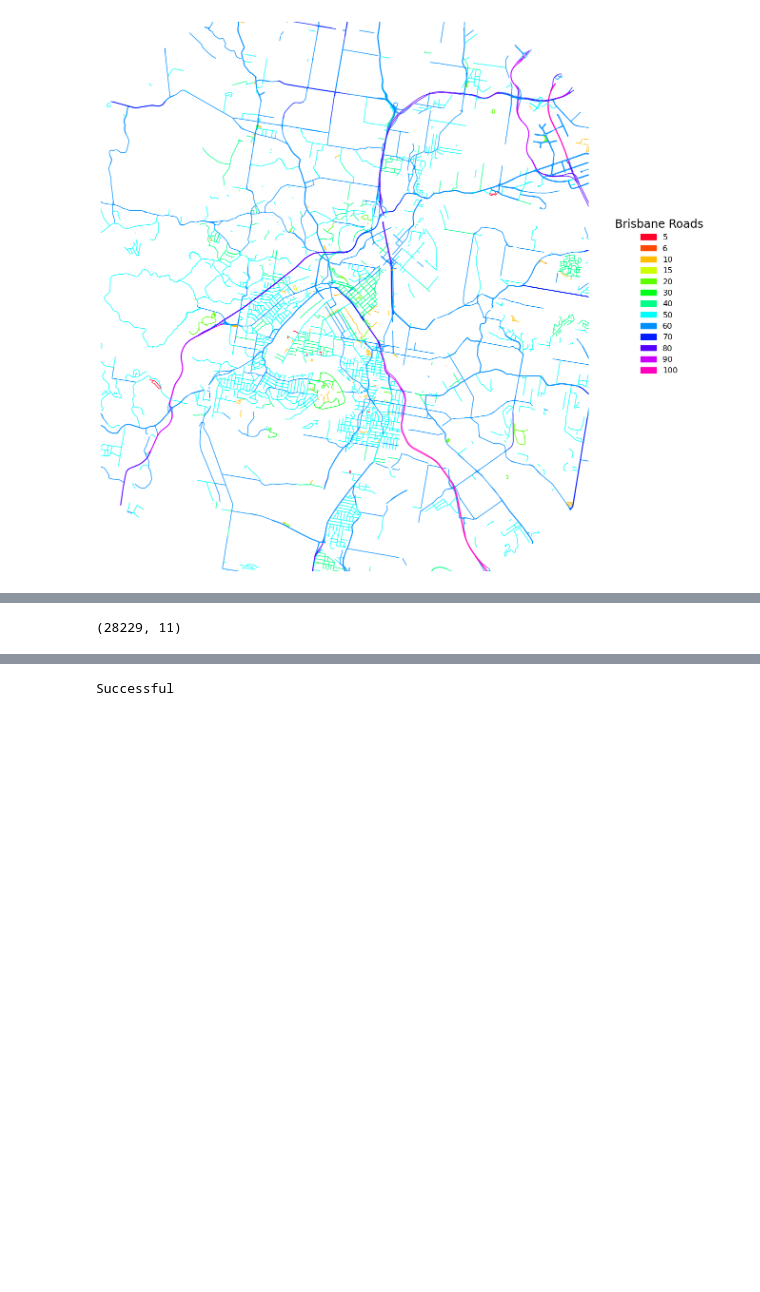
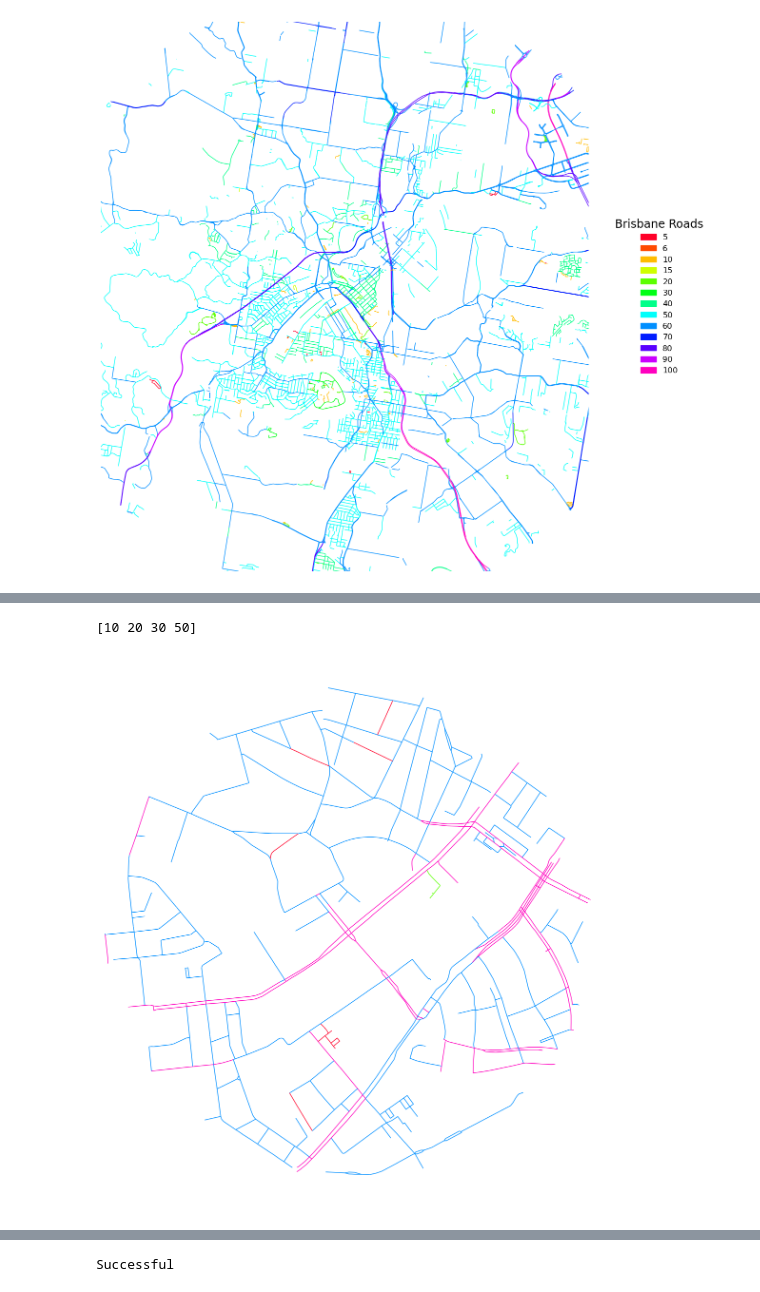
Before and after one commit to theresejoseph/Neural_Network_Playground, a Jupyter notebook: scripts/TestEnvironment/BrisbaneGeospatialRoads.ipynb, the cells around one changed output, grey strips where cells are left out. Cells and saved outputs as stored; diff of their text form; code cells hidden in the pictures; blank space fills up the shorter version.

```diff
--- a/scripts/TestEnvironment/BrisbaneGeospatialRoads.ipynb
+++ b/scripts/TestEnvironment/BrisbaneGeospatialRoads.ipynb
@@ -146,7 +146,7 @@ plot_and_save(top, bottom,left,right,1,0.7,'Brisbane Roads',(1.25,0.5),savePath)
 [figure]
 # %%
 #load shape file
-shp_path ='/Users/theresejoseph/Documents/Neural_Network_Playground/data/Geospatial/Berlin/gis_osm_roads_free_1.shp'
+shp_path ='../../data/Geospatial/Berlin/gis_osm_roads_free_1.shp'
 roads_berlin = GeoDataFrame.from_file(shp_path, encoding='utf-8')
 roads_berlin.head()
 # %% [output]
@@ -159,23 +159,75 @@ roads_berlin.head()
 # %%
 center = [52.520008,13.404954]
 # create an ellipse
-radius_lat = geopy.distance.distance(kilometers = 10).destination(point=center, bearing=0)[0] - center[0]
-radius_lon = geopy.distance.distance(kilometers = 10).destination(point=center, bearing=90)[1] - center[1]
+radius_lat = geopy.distance.distance(kilometers = 1).destination(point=center, bearing=0)[0] - center[0]
+radius_lon = geopy.distance.distance(kilometers = 1).destination(point=center, bearing=90)[1] - center[1]
 
 circle = Point(center[::-1]).buffer(1)
 ellipse = shapely.affinity.scale(circle, radius_lon, radius_lat)
 
 ellipse_map = folium.Map(location=center, zoom_start=10, tiles='CartoDB positron')
 
 folium.PolyLine(list([c[::-1] for c in ellipse.exterior.coords])).add_to(ellipse_map)
 
 # roads data
 berlin = roads_berlin.loc[roads_berlin['geometry'].apply(lambda g: ellipse.contains(g))].copy()
 
 berlin=berlin[berlin['maxspeed']>0]
-# berlin['name'] = berlin['name'].fillna(value='')
 
-berlin.shape
+##############################################################
+unqiue_speeds=np.sort(berlin.maxspeed.unique())
+
+print(unqiue_speeds)
+cmap = plt.get_cmap('gist_rainbow', len(unqiue_speeds) )
+colorMap=[cmap(i) for i in range(len(unqiue_speeds))]
+
+colors = dict(zip(unqiue_speeds, colorMap))
+
+###############################################################
+# points = gpd.GeoSeries([Point(13.2,52.62), Point(13.4, 52.62)], crs=4326)  # Geographic WGS 84 - degrees
+# points = points.to_crs(32619)
+# distance_meters = points[0].distance(points[1])
+
+# top = 52.61
+# bottom = 52.43
+# left = 13.25
+# right = 13.55
+
+top = 52.53
+bottom = 52.51
+left = 13.39
+right = 13.42
+
+linewidth_lane=0.05
+legend_title= 'Berlin Road Speeds'
+legend_bbox=(1.25,0.5)
+
+f, ax = plt.subplots(1, figsize=(15, 15))
+
+a=berlin.plot(ax=ax, linewidth=1,
+            color=[colors[d] for d in berlin.maxspeed])
+ax.set_aspect(1/math.cos(math.pi/180*center[0]))
+ax.set_ylim((bottom, top))
+ax.set_xlim((left, right))
+# a.set_linewidth(1)
+# a.add_artist(ScaleBar(distance_meters))
+
+plt.axis('off')
+
+# legend=plt.legend(handles=[mpatches.Patch(color=colors[k],
+#                                     label= k) for k in colors],
+#             labelcolor='0.8',
+#             loc='center right',
+#             fontsize='large',
+#             edgecolor='none',
+#             title=legend_title,
+#             title_fontsize='xx-large',
+#             bbox_to_anchor=legend_bbox)
+# plt.setp(legend.get_title(), color='0.8')
+dpi=500
+savePath2='../../results/berlinCloseup.png'
+plt.savefig(savePath2, bbox_inches='tight', dpi=dpi)
 # %% [output]
-(28229, 11)
+[10 20 30 50]
+[figure, added]
 # %%
```
Also changed, not shown: parts of 3 cells of this notebook, 3 other files.
